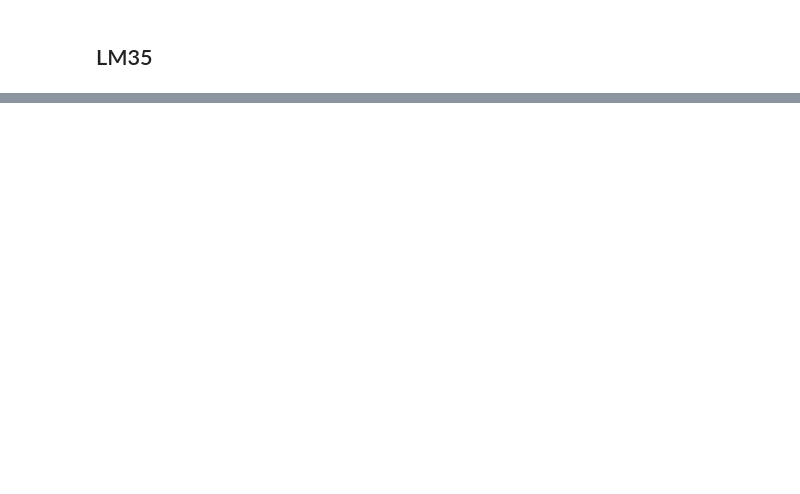
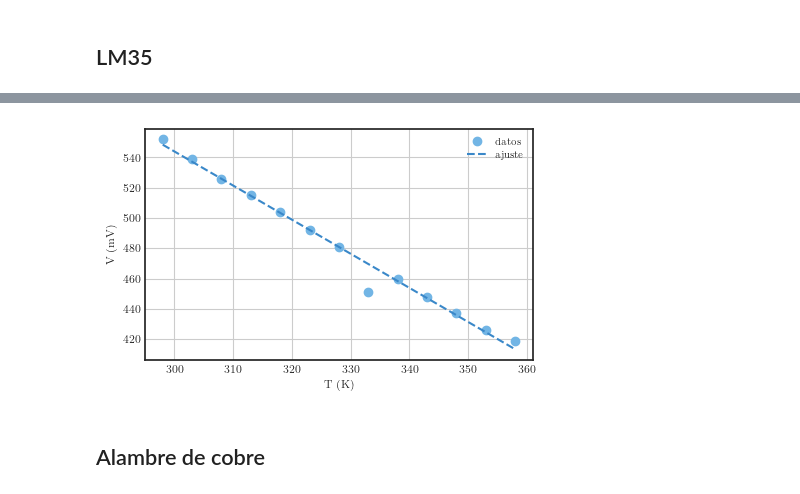
Before and after one commit to JuanSierra2003/hello-world, a Jupyter notebook: termoExp/termometros/exp1.ipynb, the cells around one changed output, grey strips where cells are left out. Saved outputs shown, nothing was run; the diff lists cells and outputs as text; code cells hidden in the pictures; blank space fills up the shorter version.

```diff
--- a/termoExp/termometros/exp1.ipynb
+++ b/termoExp/termometros/exp1.ipynb
@@ -144,0 +148,19 @@ plt.savefig('pt100.pdf', dpi=300)
+# %%
+V_diodo = np.array(dF['V diodo[mV]'])
+T_diodo = np.array(dF['T diodo [C]'])
+# %%
+figure6 = plt.figure(figsize=(5, 3))
+
+plt.plot(T_diodo+273, V_diodo, 'o', label = 'datos')
+plt.plot(T_diodo+273, -2.25*T_diodo+604.61, '--', label = 'ajuste')
+
+plt.xlabel(r'T (K)')
+plt.ylabel(r'V (mV)')
+
+plt.grid()
+plt.legend()
+plt.savefig('diodo.pdf', dpi=300)
+# %% [output]
+[figure, added]
+# %% [markdown]
+## Alambre de cobre
```
Also changed, not shown: parts of 6 cells of this notebook, 7 other files.
